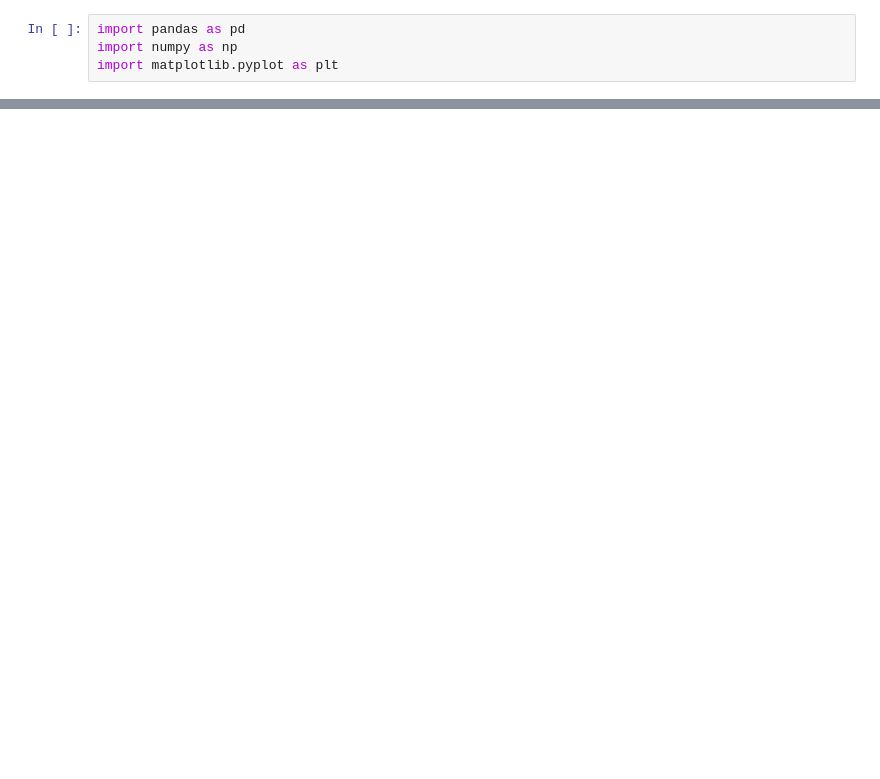
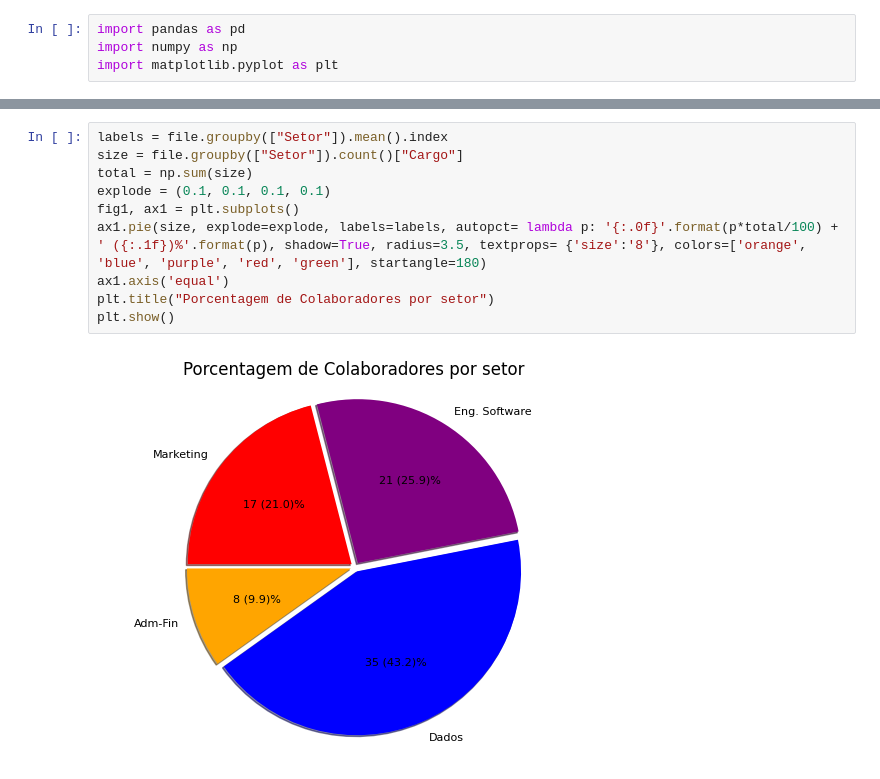
Before and after one commit to gabrielIbrahim/projeto-integrador-IV, a Jupyter notebook: notebooks/Visualizacoes_RH.ipynb, the cells around one changed output, grey strips where cells are left out. Cells and saved outputs as stored; diff of their text form; blank space fills up the shorter version.

```diff
--- a/notebooks/Visualizacoes_RH.ipynb
+++ b/notebooks/Visualizacoes_RH.ipynb
@@ -70,0 +110,12 @@ plt.xlabel("NPS interno");
+# %%
+labels = file.groupby(["Setor"]).mean().index
+size = file.groupby(["Setor"]).count()["Cargo"]
+total = np.sum(size)
+explode = (0.1, 0.1, 0.1, 0.1)
+fig1, ax1 = plt.subplots()
+ax1.pie(size, explode=explode, labels=labels, autopct= lambda p: '{:.0f}'.format(p*total/100) + ' ({:.1f})%'.format(p), shadow=True, radius=3.5, textprops= {'size':'8'}, colors=['orange', 'blue', 'purple', 'red', 'green'], startangle=180)
+ax1.axis('equal')
+plt.title("Porcentagem de Colaboradores por setor")
+plt.show()
+# %% [output]
+[figure, added]
```
Also changed, not shown: parts of 10 cells of this notebook.
